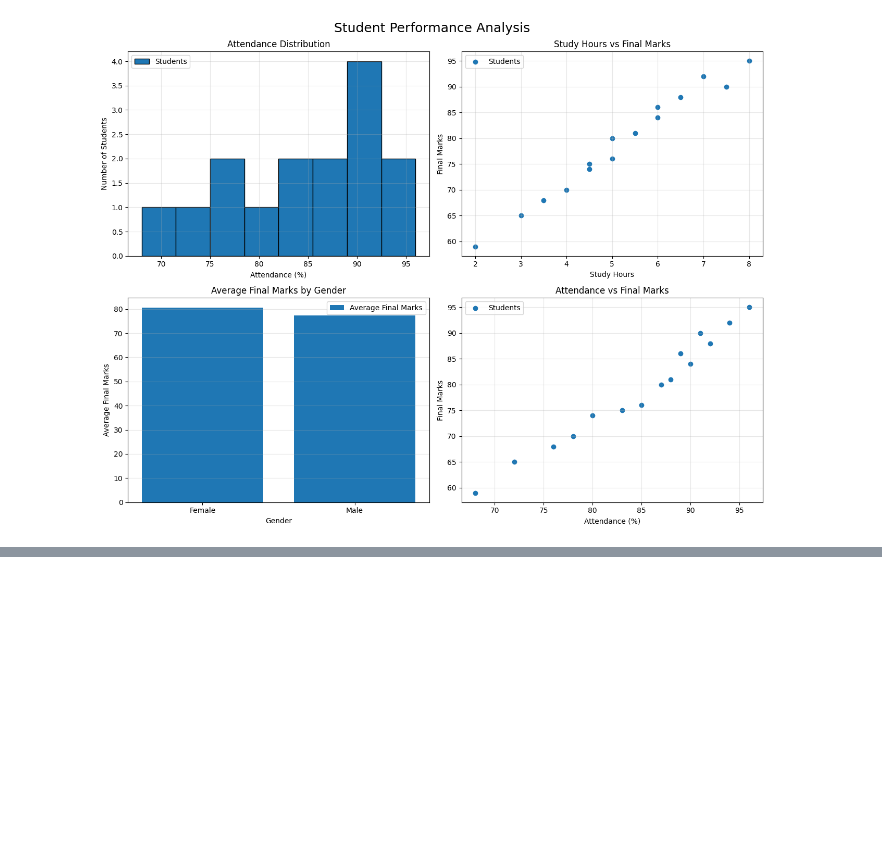
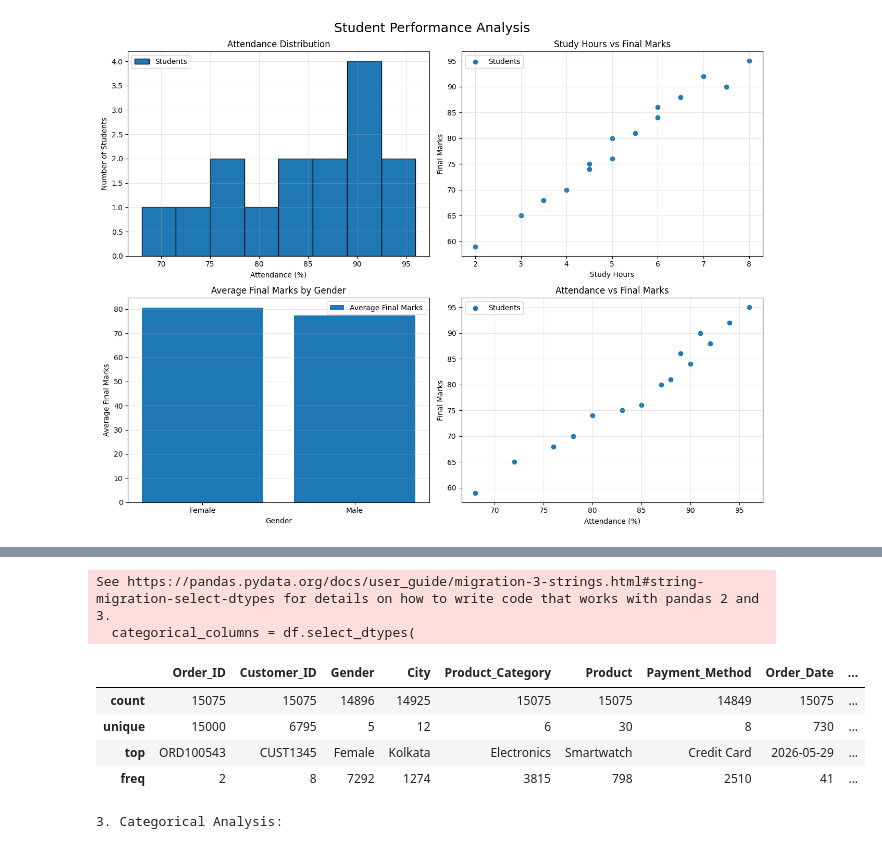
Before and after one commit to Calibo353/Matplotlib, a Jupyter notebook: ai assistance.ipynb, the cells around one changed output, grey strips where cells are left out. Drawn from its saved outputs; the diff is of its cells as text; code cells hidden in the pictures; blank space fills up the shorter version.

```diff
--- a/ai assistance.ipynb
+++ b/ai assistance.ipynb
@@ -894,0 +997,9 @@ plt.show()
+# %%
+print("Columns with large Min-Max differences:")
+
+for column in numerical_columns:
+    minimum = df[column].min()
+    maximum = df[column].max()
+    difference = maximum - minimum
+
+    print(f"{column}: Min = {minimum}, Max = {maximum}, Difference = {difference}")
@@ -894,0 +1139,62 @@ plt.show()
+# %%
+# ==========================================
+# TASK: ANALYZE CATEGORICAL COLUMNS
+# ==========================================
+
+# 1. Identify categorical columns
+categorical_columns = df.select_dtypes(
+    include="object"
+).columns.tolist()
+
+print("1. Categorical Columns:")
+print(categorical_columns)
+
+
+# 2. Statistical summary
+print("\n2. Statistical Summary:")
+display(df[categorical_columns].describe())
+
+
+# 3. Unique values, most frequent value and frequency
+categorical_summary = pd.DataFrame({
+    "Number of Unique Values": df[categorical_columns].nunique(),
+    "Most Frequent Value": [
+        df[column].mode(dropna=True).iloc[0]
+        for column in categorical_columns
+    ],
+    "Frequency of Most Frequent Value": [
+        df[column].value_counts(dropna=True).iloc[0]
+        for column in categorical_columns
+    ]
+})
+
+print("\n3. Categorical Analysis:")
+display(categorical_summary)
+
+
+# 4. Most common values
+print("\n4. Most Common Categories:")
+print("=" * 50)
+
+columns_to_check = [
+    "Gender",
+    "City",
+    "Product_Category",
+    "Payment_Method",
+    "Returned"
+]
+
+for column in columns_to_check:
+
+    most_common = df[column].value_counts(
+        dropna=True
+    ).idxmax()
+
+    frequency = df[column].value_counts(
+        dropna=True
+    ).max()
+
+    print(f"\n{column}")
+    print("Most Common Value:", most_common)
+    print("Frequency:", frequency)
+# %% [output]
@@ -894,0 +1205,8 @@ plt.show()
+See https://pandas.pydata.org/docs/user_guide/migration-3-strings.html#string-migration-select-dtypes for details on how to write code that works with pandas 2 and 3.
+  categorical_columns = df.select_dtypes(
+|  | Order_ID | Customer_ID | Gender | City | Product_Category | Product | Payment_Method | Order_Date | ... |
+| count | 15075 | 15075 | 14896 | 14925 | 15075 | 15075 | 14849 | 15075 | ... |
+| unique | 15000 | 6795 | 5 | 12 | 6 | 30 | 8 | 730 | ... |
+| top | ORD100543 | CUST1345 | Female | Kolkata | Electronics | Smartwatch | Credit Card | 2026-05-29 | ... |
+| freq | 2 | 8 | 7292 | 1274 | 3815 | 798 | 2510 | 41 | ... |
+3. Categorical Analysis:
```
Also changed, not shown: parts of 18 cells of this notebook.
